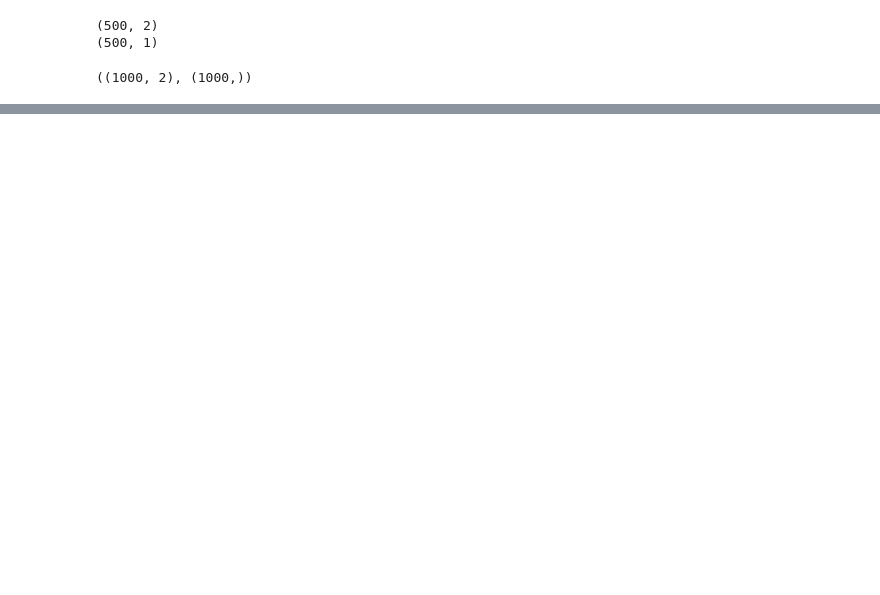
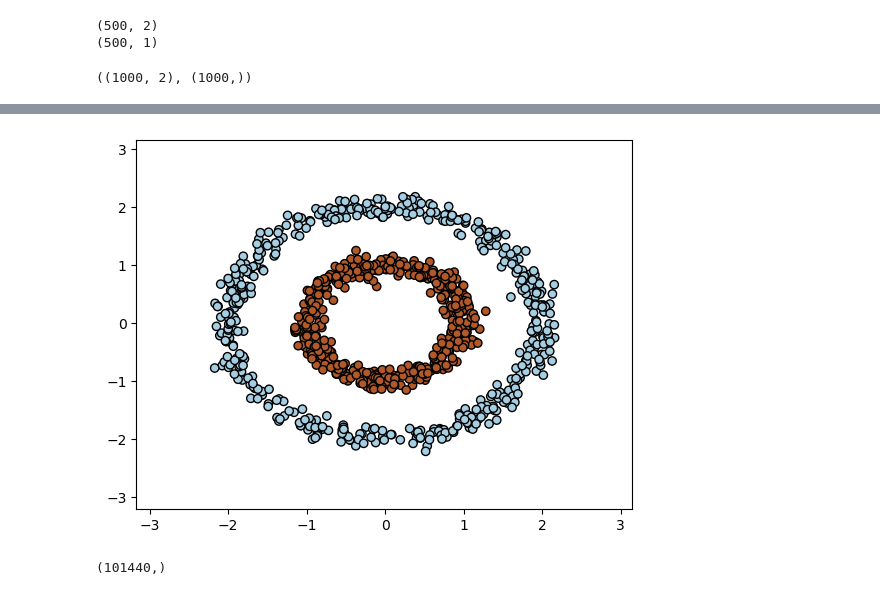
Before and after one commit to kartiksrinivas007/AI500-Deep-Learning, a Jupyter notebook: A1/Hinge_classifier.ipynb, the cells around one changed output, grey strips where cells are left out. Saved outputs shown, nothing was run; the diff lists cells and outputs as text; code cells hidden in the pictures; blank space fills up the shorter version.

```diff
--- a/A1/Hinge_classifier.ipynb
+++ b/A1/Hinge_classifier.ipynb
@@ -18,0 +30,8 @@ plt.scatter(X[:,0], X[:,1], c=y)
+# %%
+z = plot_contour(hc, X, y, "Hinge Classifier")
+# %% [output]
+[figure, added]
+# %%
+z.shape
+# %% [output]
+(101440,)
```
Also changed, not shown: parts of 9 cells of this notebook, 7 other files.
